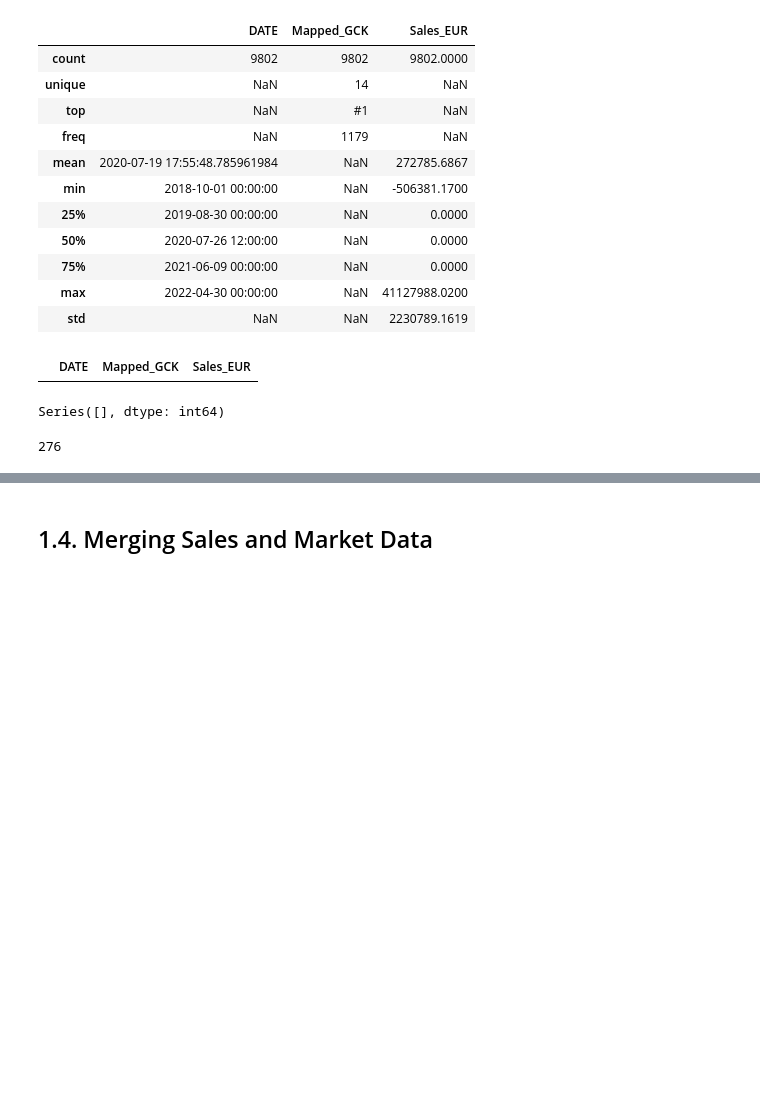
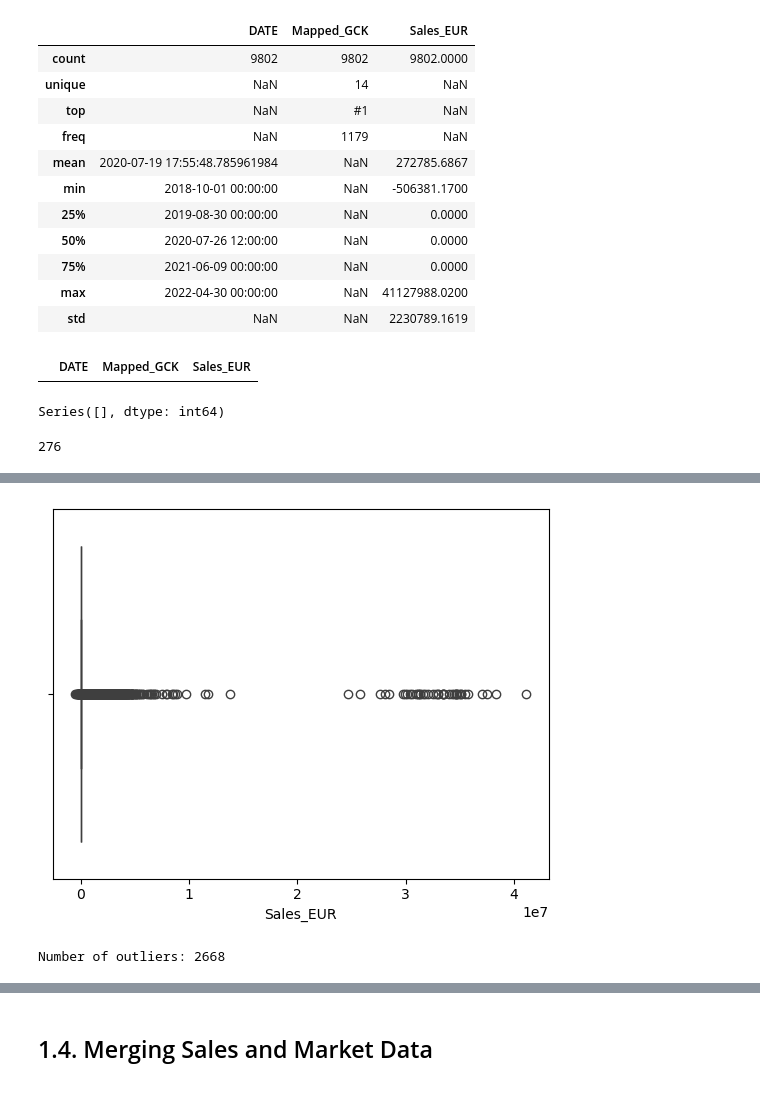
Before and after one commit to RubenCMarques/Case-2--Siemens-Sales-Forecast, a Jupyter notebook: Notebooks/Ingrid_workspace.ipynb, the cells around one changed output, grey strips where cells are left out. Drawn from its saved outputs; the diff is of its cells as text; code cells hidden in the pictures; blank space fills up the shorter version.

```diff
--- a/Notebooks/Ingrid_workspace.ipynb
+++ b/Notebooks/Ingrid_workspace.ipynb
@@ -378,0 +415,25 @@ len(sales_data[sales_data['Sales_EUR'] < 0])
+# %%
+#check for outliers
+sns.boxplot(x=sales_data['Sales_EUR'])
+plt.show()
+# %% [output]
+[figure, added]
+# %%
+import numpy as np
+
+# Calculate Q1 (25th percentile) and Q3 (75th percentile)
+Q1 = sales_data['Sales_EUR'].quantile(0.25)
+Q3 = sales_data['Sales_EUR'].quantile(0.75)
+
+# Compute IQR
+IQR = Q3 - Q1
+
+# Define lower and upper bounds for outliers
+lower_bound = Q1 - 1.5 * IQR
+upper_bound = Q3 + 1.5 * IQR
+
+# Find outliers
+outliers = sales_data[(sales_data['Sales_EUR'] < lower_bound) | (sales_data['Sales_EUR'] > upper_bound)]
+print(f"Number of outliers: {len(outliers)}")
+# %% [output]
+Number of outliers: 2668
```
Also changed, not shown: parts of 34 cells of this notebook, 14 other files.
